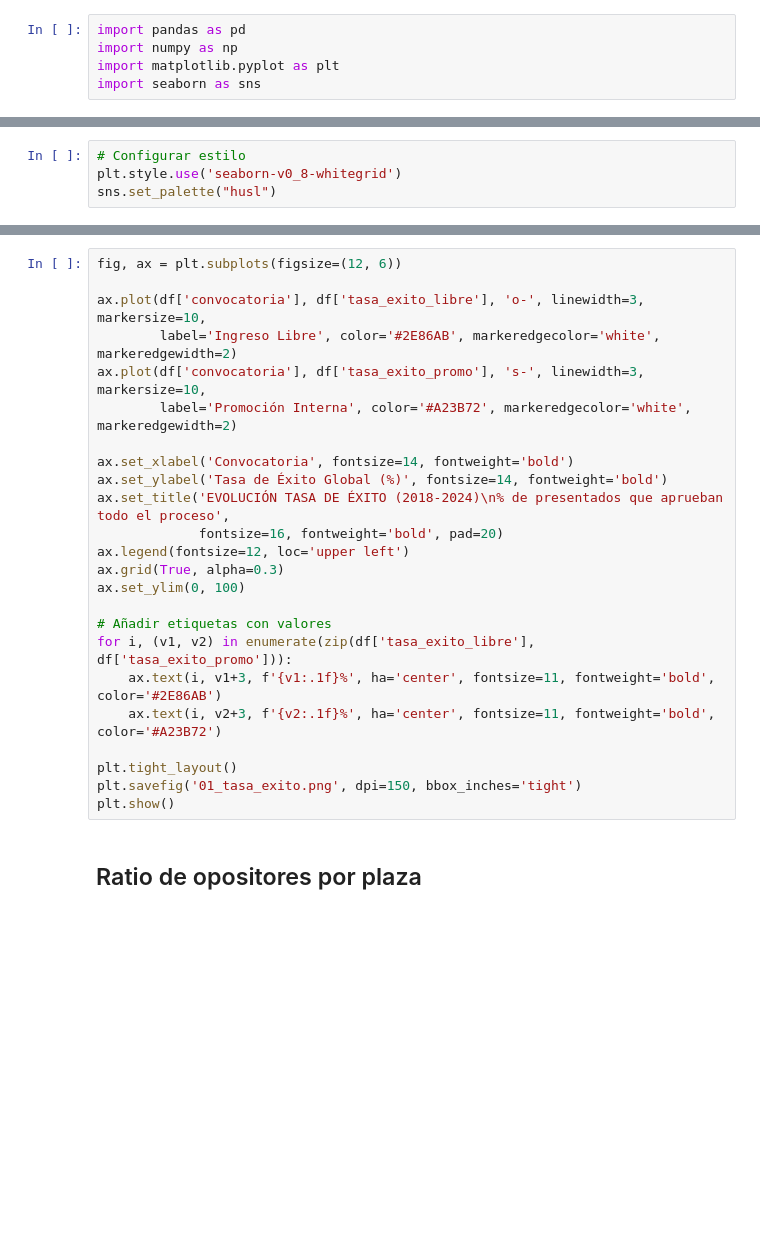
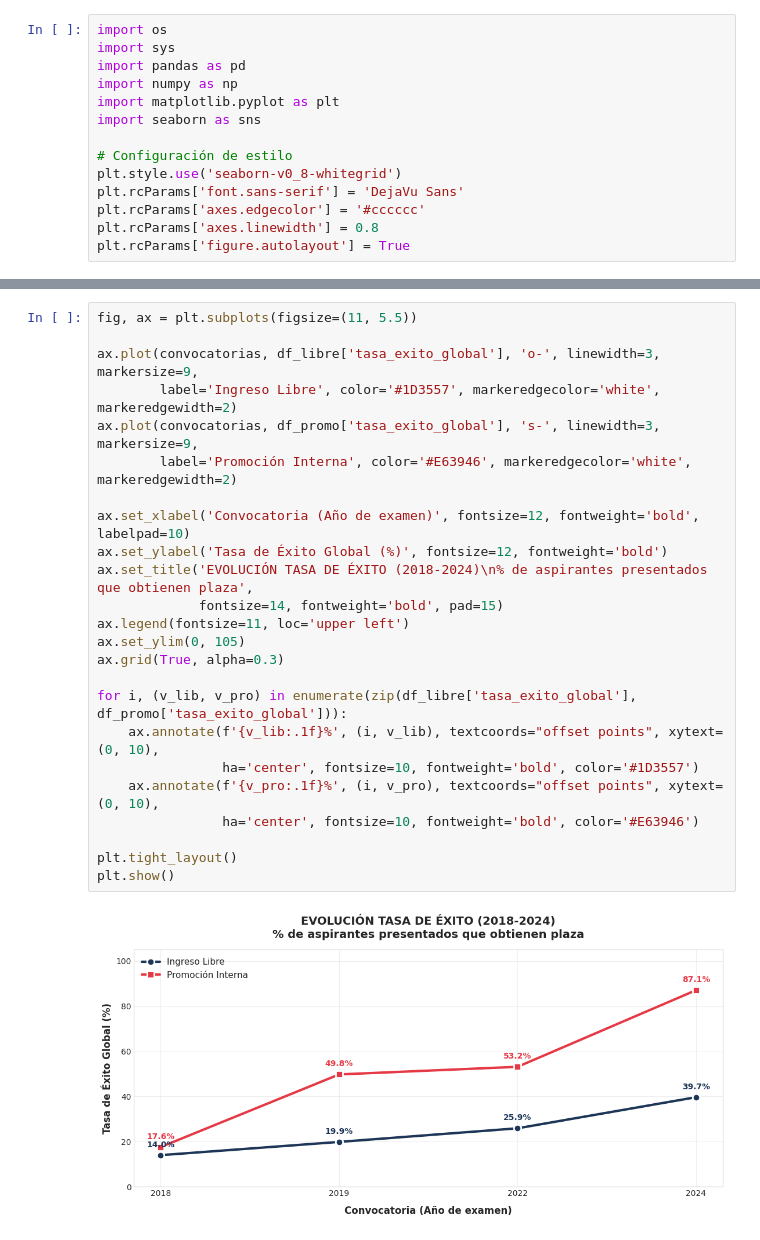
Before and after one commit to carmenales/analitica-datos-gsi, a Jupyter notebook: analisis_oposiciones_gsi_age.ipynb, the cells around one changed output, grey strips where cells are left out. Saved outputs shown, nothing was run; the diff lists cells and outputs as text; blank space fills up the shorter version.

```diff
--- a/analisis_oposiciones_gsi_age.ipynb
+++ b/analisis_oposiciones_gsi_age.ipynb
@@ -3,5 +6,14 @@
 # %%
+import os
+import sys
 import pandas as pd
 import numpy as np
 import matplotlib.pyplot as plt
 import seaborn as sns
+
+# Configuración de estilo
+plt.style.use('seaborn-v0_8-whitegrid')
+plt.rcParams['font.sans-serif'] = 'DejaVu Sans'
+plt.rcParams['axes.edgecolor'] = '#cccccc'
+plt.rcParams['axes.linewidth'] = 0.8
+plt.rcParams['figure.autolayout'] = True
@@ -33,4 +19,0 @@ print(f"Convocatorias analizadas: {df['convocatoria'].tolist()}")
-# %%
-# Configurar estilo
-plt.style.use('seaborn-v0_8-whitegrid')
-sns.set_palette("husl")
@@ -39,26 +59,26 @@ sns.set_palette("husl")
 # %%
-fig, ax = plt.subplots(figsize=(12, 6))
+fig, ax = plt.subplots(figsize=(11, 5.5))
 
-ax.plot(df['convocatoria'], df['tasa_exito_libre'], 'o-', linewidth=3, markersize=10,
-        label='Ingreso Libre', color='#2E86AB', markeredgecolor='white', markeredgewidth=2)
-ax.plot(df['convocatoria'], df['tasa_exito_promo'], 's-', linewidth=3, markersize=10,
-        label='Promoción Interna', color='#A23B72', markeredgecolor='white', markeredgewidth=2)
+ax.plot(convocatorias, df_libre['tasa_exito_global'], 'o-', linewidth=3, markersize=9,
+        label='Ingreso Libre', color='#1D3557', markeredgecolor='white', markeredgewidth=2)
+ax.plot(convocatorias, df_promo['tasa_exito_global'], 's-', linewidth=3, markersize=9,
+        label='Promoción Interna', color='#E63946', markeredgecolor='white', markeredgewidth=2)
 
-ax.set_xlabel('Convocatoria', fontsize=14, fontweight='bold')
-ax.set_ylabel('Tasa de Éxito Global (%)', fontsize=14, fontweight='bold')
-ax.set_title('EVOLUCIÓN TASA DE ÉXITO (2018-2024)\n% de presentados que aprueban todo el proceso',
-             fontsize=16, fontweight='bold', pad=20)
-ax.legend(fontsize=12, loc='upper left')
+ax.set_xlabel('Convocatoria (Año de examen)', fontsize=12, fontweight='bold', labelpad=10)
+ax.set_ylabel('Tasa de Éxito Global (%)', fontsize=12, fontweight='bold')
+ax.set_title('EVOLUCIÓN TASA DE ÉXITO (2018-2024)\n% de aspirantes presentados que obtienen plaza',
+             fontsize=14, fontweight='bold', pad=15)
+ax.legend(fontsize=11, loc='upper left')
+ax.set_ylim(0, 105)
 ax.grid(True, alpha=0.3)
-ax.set_ylim(0, 100)
 
-# Añadir etiquetas con valores
-for i, (v1, v2) in enumerate(zip(df['tasa_exito_libre'], df['tasa_exito_promo'])):
-    ax.text(i, v1+3, f'{v1:.1f}%', ha='center', fontsize=11, fontweight='bold', color='#2E86AB')
-    ax.text(i, v2+3, f'{v2:.1f}%', ha='center', fontsize=11, fontweight='bold', color='#A23B72')
+for i, (v_lib, v_pro) in enumerate(zip(df_libre['tasa_exito_global'], df_promo['tasa_exito_global'])):
+    ax.annotate(f'{v_lib:.1f}%', (i, v_lib), textcoords="offset points", xytext=(0, 10),
+                ha='center', fontsize=10, fontweight='bold', color='#1D3557')
+    ax.annotate(f'{v_pro:.1f}%', (i, v_pro), textcoords="offset points", xytext=(0, 10),
+                ha='center', fontsize=10, fontweight='bold', color='#E63946')
 
 plt.tight_layout()
-plt.savefig('01_tasa_exito.png', dpi=150, bbox_inches='tight')
 plt.show()
+# %% [output]
+[figure, added]
-# %% [markdown]
-## Ratio de opositores por plaza
```
Also changed, not shown: parts of 26 cells of this notebook.
